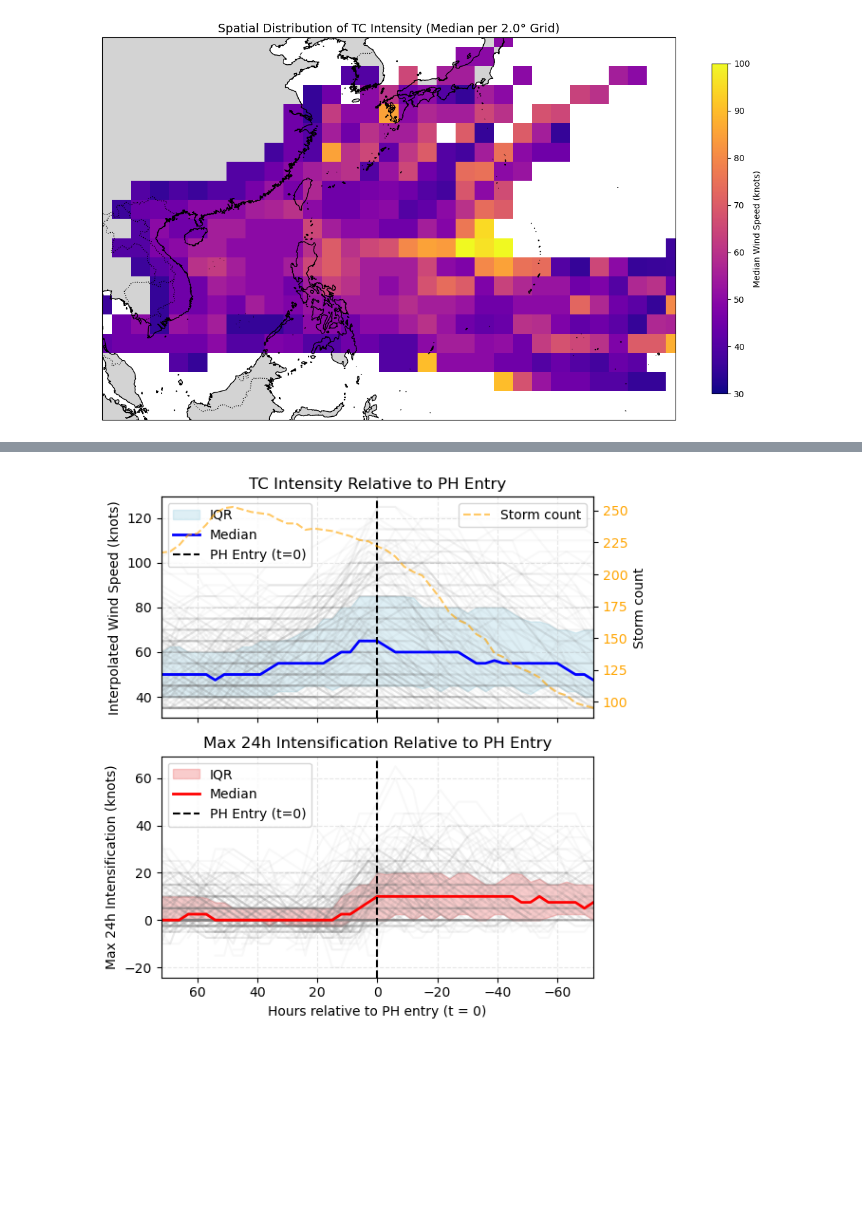
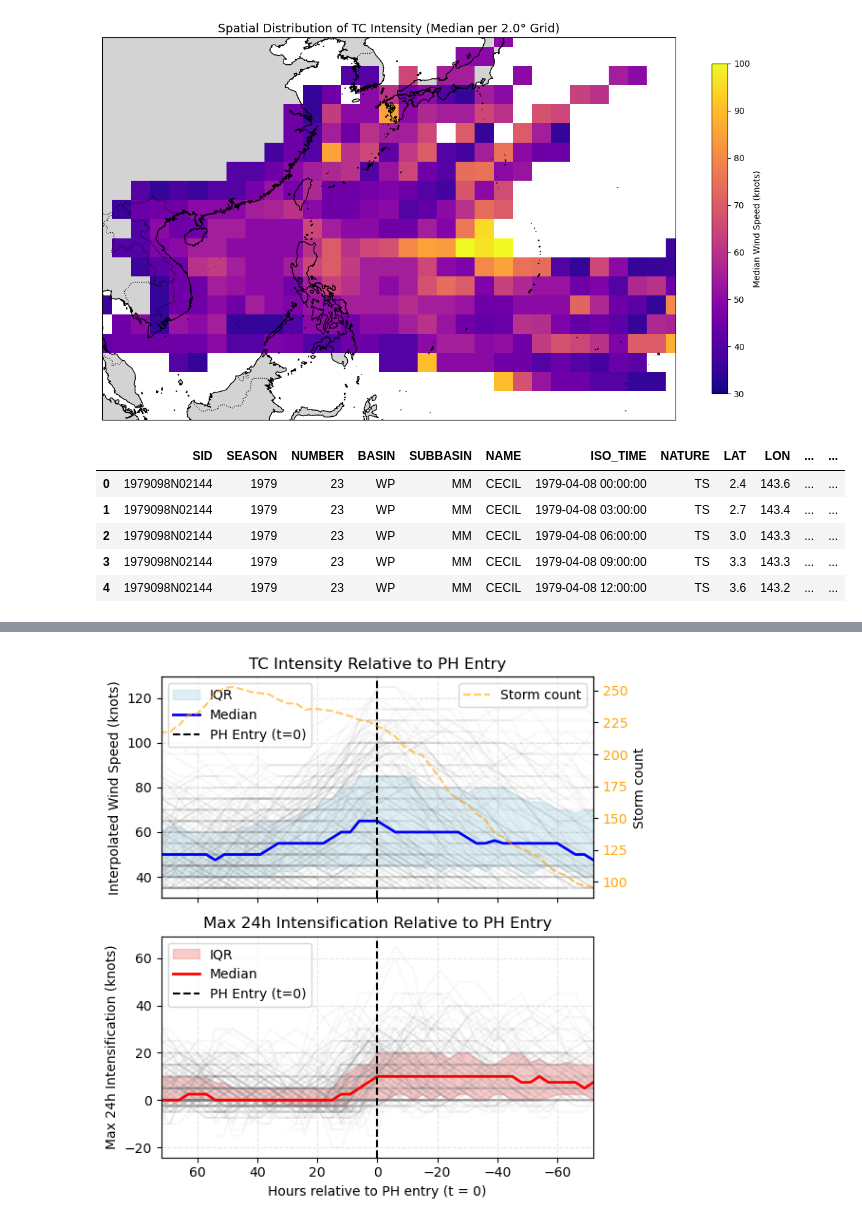
Before and after one commit to baracoma/tc-statistics, a Jupyter notebook: calculate-lifetime.ipynb, the cells around one changed output, grey strips where cells are left out. Drawn from its saved outputs; the diff is of its cells as text; code cells hidden in the pictures; blank space fills up the shorter version.

```diff
--- a/calculate-lifetime.ipynb
+++ b/calculate-lifetime.ipynb
@@ -696,6 +696,53 @@ plt.show()
 # %% [output]
 [figure]
 # %%
+# import numpy as np
+# import pandas as pd
+# from tqdm.auto import tqdm
+
+# # Make sure your DataFrame has the following:
+# # - 'SID' (storm ID)
+# # - 't_hours' (time relative to PH landfall, in hours)
+# # - 'WMO_WIND_interp' (interpolated wind speed)
+# # - sorted by ['SID', 't_hours']
+
+# # Sort first to ensure order
+# df_ph_labeled = df_ph_labeled.sort_values(['SID', 't_hours']).copy()
+
+# # Initialize the new column
+# df_ph_labeled['max_24h_intensification'] = np.nan
+
+# # Loop through each storm
+# for sid, group in tqdm(df_ph_labeled.groupby('SID'), desc="Processing storms"):
+#     group = group.sort_values('t_hours').copy()
+#     intensification_list = []
+
+#     for i, current in group.iterrows():
+#         current_time = current['t_hours']
+#         current_wind = current['WMO_WIND_interp']
+
+#         if np.isnan(current_wind):
+#             intensification_list.append(np.nan)
+#             continue
+
+#         # Look back within the last 24 hours
+#         past_window = group[(group['t_hours'] < current_time) &
+#                             (group['t_hours'] >= current_time - 24)]
+
+#         max_increase = np.nan
+#         for _, past in past_window.iterrows():
+#             past_wind = past['WMO_WIND_interp']
+#             if not np.isnan(past_wind):
+#                 delta = current_wind - past_wind
+#                 if np.isnan(max_increase) or delta > max_increase:
+#                     max_increase = delta
+
+#         intensification_list.append(max_increase)
+
+#     # Assign back to the original df using group index
+#     df_ph_labeled.loc[group.index, 'max_24h_intensification'] = intensification_list
+
+
 import numpy as np
 import pandas as pd
 from tqdm.auto import tqdm
@@ -709,35 +756,62 @@ from tqdm.auto import tqdm
 # Sort first to ensure order
 df_ph_labeled = df_ph_labeled.sort_values(['SID', 't_hours']).copy()
 
-# Initialize the new column
+# Initialize the new columns
 df_ph_labeled['max_24h_intensification'] = np.nan
+df_ph_labeled['delta_3hr'] = np.nan
 
 # Loop through each storm
 for sid, group in tqdm(df_ph_labeled.groupby('SID'), desc="Processing storms"):
     group = group.sort_values('t_hours').copy()
     intensification_list = []
+    delta_3hr_list = []
 
     for i, current in group.iterrows():
         current_time = current['t_hours']
         current_wind = current['WMO_WIND_interp']
 
         if np.isnan(current_wind):
             intensification_list.append(np.nan)
+            delta_3hr_list.append(np.nan)
             continue
 
-        # Look back within the last 24 hours
+        # ================================
+        # 1. Calculate the 24-hour max intensification
         past_window = group[(group['t_hours'] < current_time) &
                             (group['t_hours'] >= current_time - 24)]
 
         max_increase = np.nan
         for _, past in past_window.iterrows():
             past_wind = past['WMO_WIND_interp']
             if not np.isnan(past_wind):
                 delta = current_wind - past_wind
                 if np.isnan(max_increase) or delta > max_increase:
                     max_increase = delta
-
         intensification_list.append(max_increase)
 
-    # Assign back to the original df using group index
+        # ================================
+        # 2. Calculate the change in intensity (delta_3hr)
+        past_window_3hr = group[(group['t_hours'] < current_time) &
+                                (group['t_hours'] >= current_time - 3)]
+
+        if not past_window_3hr.empty:
+            past_wind_3hr = past_window_3hr.iloc[-1]['WMO_WIND_interp']
+            delta_3hr = current_wind - past_wind_3hr
+        else:
+            delta_3hr = np.nan
+
+        delta_3hr_list.append(delta_3hr)
+
+    # Assign the results back to the original df using group index
     df_ph_labeled.loc[group.index, 'max_24h_intensification'] = intensification_list
+    df_ph_labeled.loc[group.index, 'delta_3hr'] = delta_3hr_list
+
+# Output the updated DataFrame with both 'max_24h_intensification' and 'delta_3hr'
+df_ph_labeled.head()
+# %% [output]
+|  | SID | SEASON | NUMBER | BASIN | SUBBASIN | NAME | ISO_TIME | NATURE | LAT | LON | ... | ... |
+| 0 | 1979098N02144 | 1979 | 23 | WP | MM | CECIL | 1979-04-08 00:00:00 | TS | 2.4 | 143.6 | ... | ... |
+| 1 | 1979098N02144 | 1979 | 23 | WP | MM | CECIL | 1979-04-08 03:00:00 | TS | 2.7 | 143.4 | ... | ... |
+| 2 | 1979098N02144 | 1979 | 23 | WP | MM | CECIL | 1979-04-08 06:00:00 | TS | 3.0 | 143.3 | ... | ... |
+| 3 | 1979098N02144 | 1979 | 23 | WP | MM | CECIL | 1979-04-08 09:00:00 | TS | 3.3 | 143.3 | ... | ... |
+| 4 | 1979098N02144 | 1979 | 23 | WP | MM | CECIL | 1979-04-08 12:00:00 | TS | 3.6 | 143.2 | ... | ... |
```
Also changed, not shown: parts of 8 cells of this notebook.
